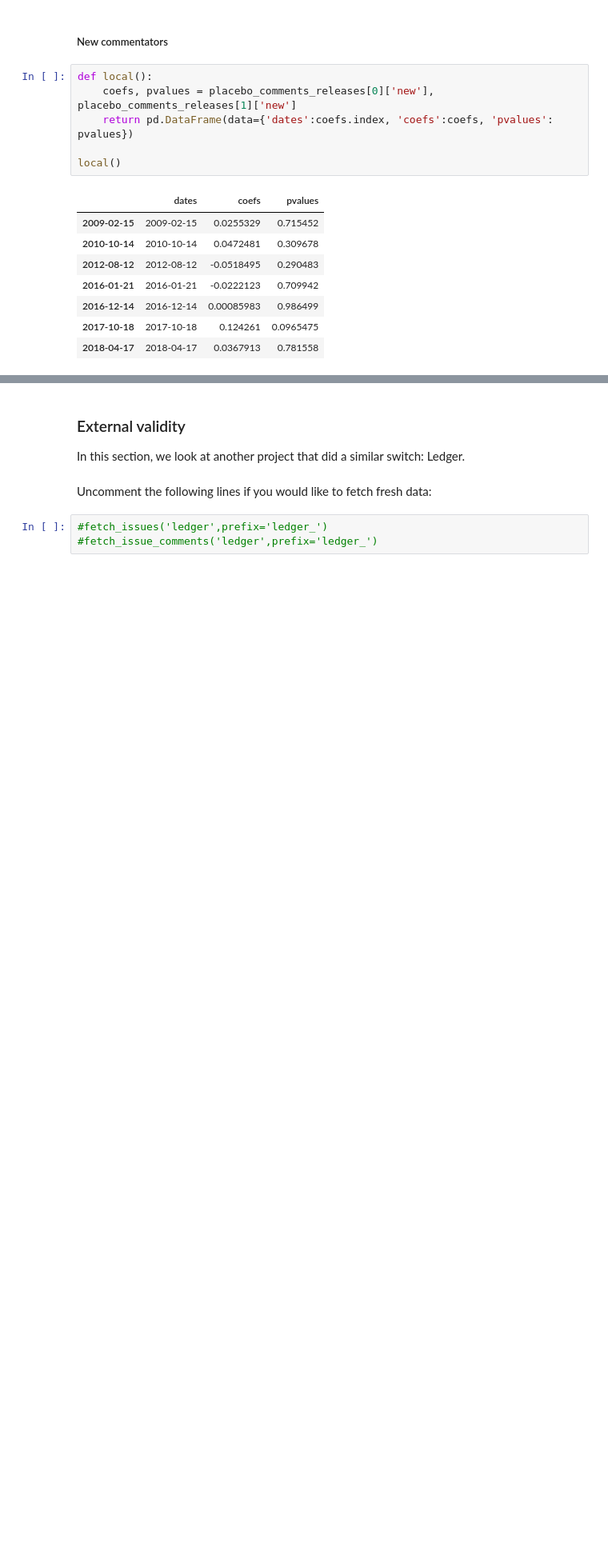
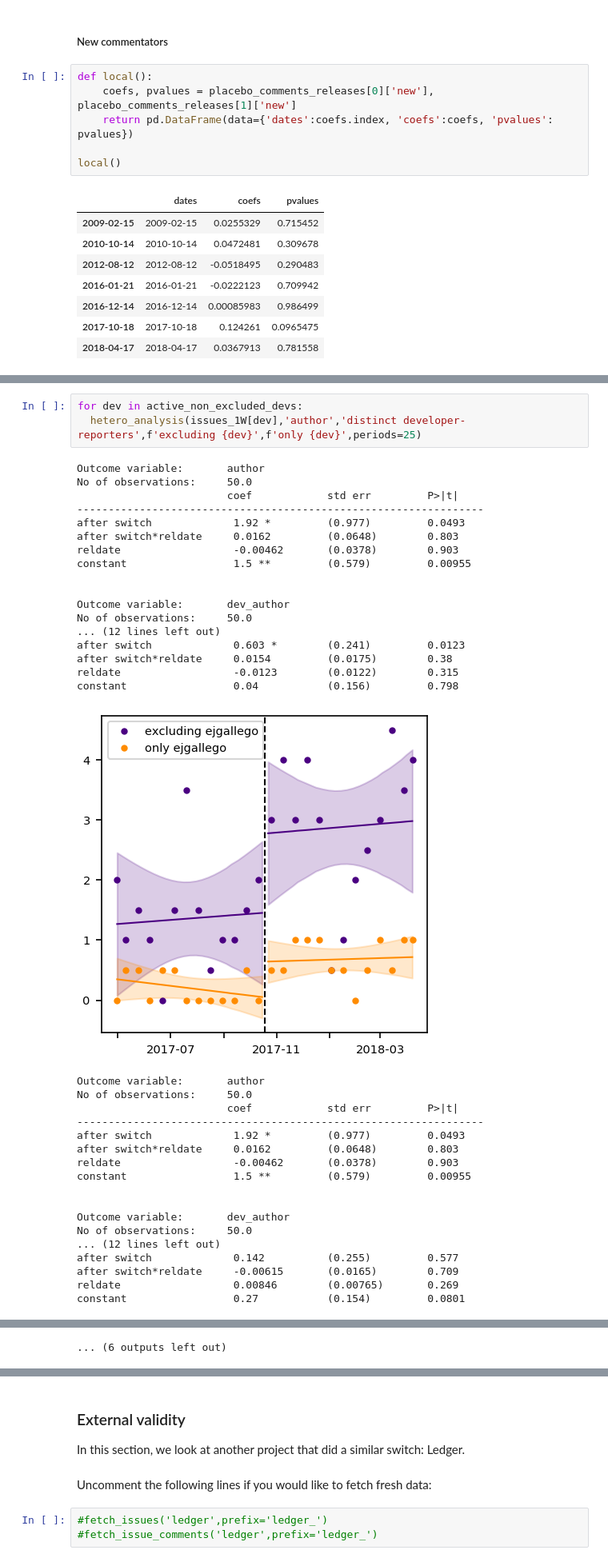
Before and after one commit to Zimmi48/impact-of-switching-bug-trackers, a Jupyter notebook: analysis/GitHub_migration.ipynb, the cells around one changed output, grey strips where cells are left out. Shown at 80% size. Cells and saved outputs as stored; diff of their text form; blank space fills up the shorter version.

```diff
--- a/analysis/GitHub_migration.ipynb
+++ b/analysis/GitHub_migration.ipynb
@@ -2168,0 +2304,39 @@ local()
+# %%
+for dev in active_non_excluded_devs:
+  hetero_analysis(issues_1W[dev],'author','distinct developer-reporters',f'excluding {dev}',f'only {dev}',periods=25)
+# %% [output]
+Outcome variable:       author
+No of observations:     50.0
+                        coef            std err         P>|t|
+-----------------------------------------------------------------
+after switch             1.92 *         (0.977)         0.0493
+after switch*reldate     0.0162         (0.0648)        0.803
+reldate                  -0.00462       (0.0378)        0.903
+constant                 1.5 **         (0.579)         0.00955
+
+
+Outcome variable:       dev_author
+No of observations:     50.0
+... (12 lines left out)
+after switch             0.603 *        (0.241)         0.0123
+after switch*reldate     0.0154         (0.0175)        0.38
+reldate                  -0.0123        (0.0122)        0.315
+constant                 0.04           (0.156)         0.798
+[figure, added]
+Outcome variable:       author
+No of observations:     50.0
+                        coef            std err         P>|t|
+-----------------------------------------------------------------
+after switch             1.92 *         (0.977)         0.0493
+after switch*reldate     0.0162         (0.0648)        0.803
+reldate                  -0.00462       (0.0378)        0.903
+constant                 1.5 **         (0.579)         0.00955
+
+
+Outcome variable:       dev_author
+No of observations:     50.0
+... (12 lines left out)
+after switch             0.142          (0.255)         0.577
+after switch*reldate     -0.00615       (0.0165)        0.709
+reldate                  0.00846        (0.00765)       0.269
+constant                 0.27           (0.154)         0.0801
@@ -2168,0 +2416 @@ local()
+... (6 outputs left out)
```
Also changed, not shown: parts of 14 cells of this notebook.
